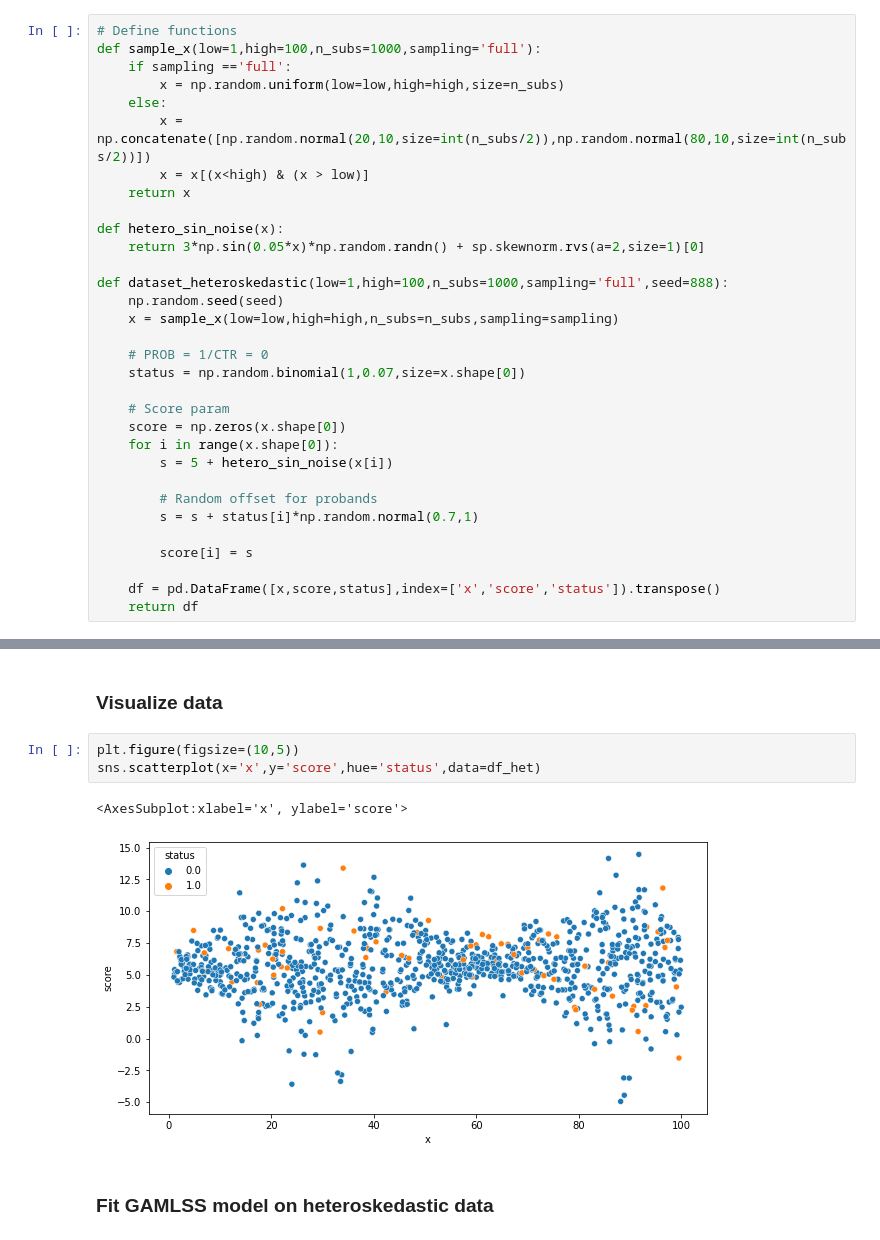
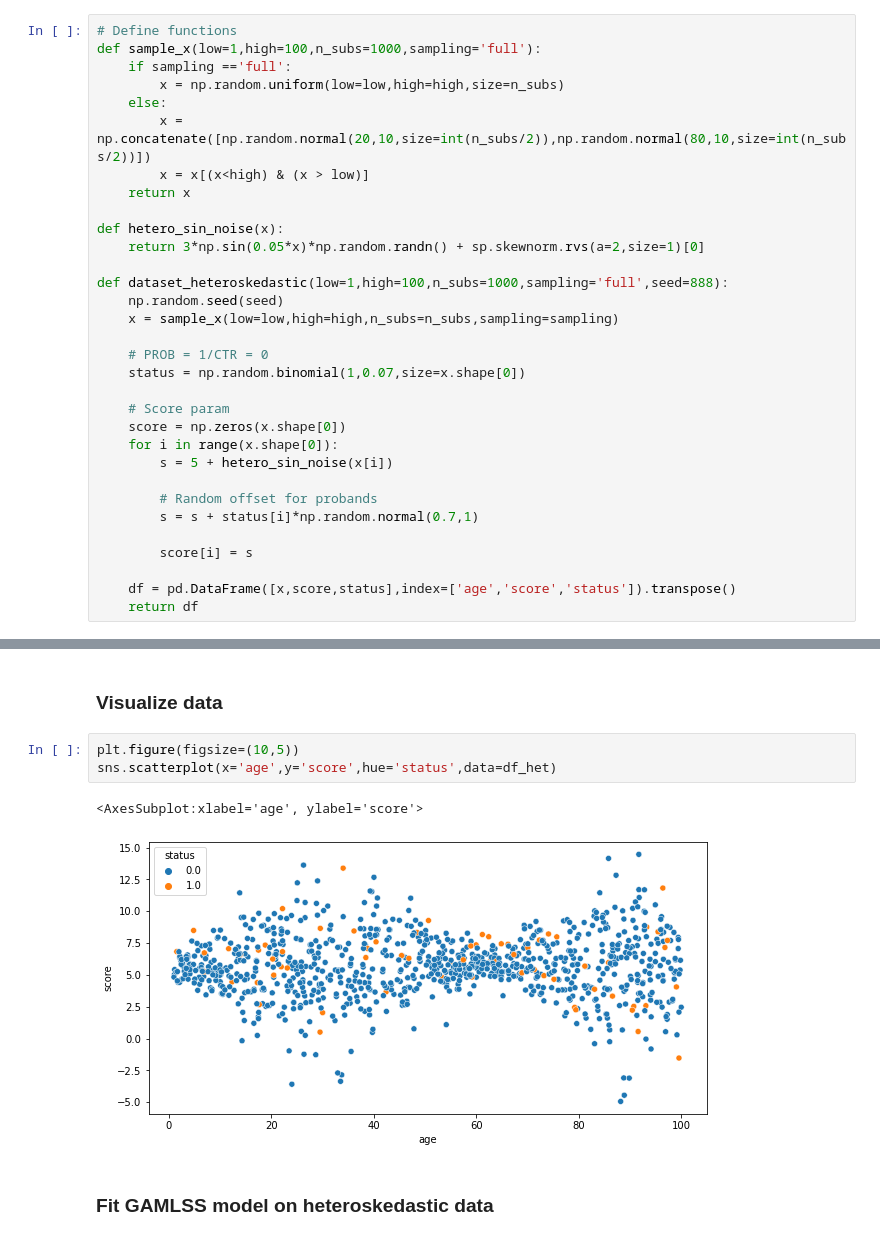
Before and after one commit to ppsp-team/PyNM, a Jupyter notebook: tutorials/4-complex_data.ipynb, the cells around one changed output, grey strips where cells are left out. Cells and saved outputs as stored; diff of their text form.

```diff
--- a/tutorials/4-complex_data.ipynb
+++ b/tutorials/4-complex_data.ipynb
@@ -53,7 +53,7 @@ def dataset_heteroskedastic(low=1,high=100,n_subs=1000,sampling='full',seed=888)
 
         score[i] = s
 
-    df = pd.DataFrame([x,score,status],index=['x','score','status']).transpose()
+    df = pd.DataFrame([x,score,status],index=['age','score','status']).transpose()
     return df
 # %%
 # Create a dataset
@@ -70,10 +70,10 @@ df_het.head()
 ### Visualize data
 # %%
 plt.figure(figsize=(10,5))
-sns.scatterplot(x='x',y='score',hue='status',data=df_het)
+sns.scatterplot(x='age',y='score',hue='status',data=df_het)
 # %% [output]
-<AxesSubplot:xlabel='x', ylabel='score'>
+<AxesSubplot:xlabel='age', ylabel='score'>
-[figure, old version]
+[figure, new version]
 # %% [markdown]
 ### Fit GAMLSS model on heteroskedastic data
 # %%
```
Also changed, not shown: parts of 11 cells of this notebook.
